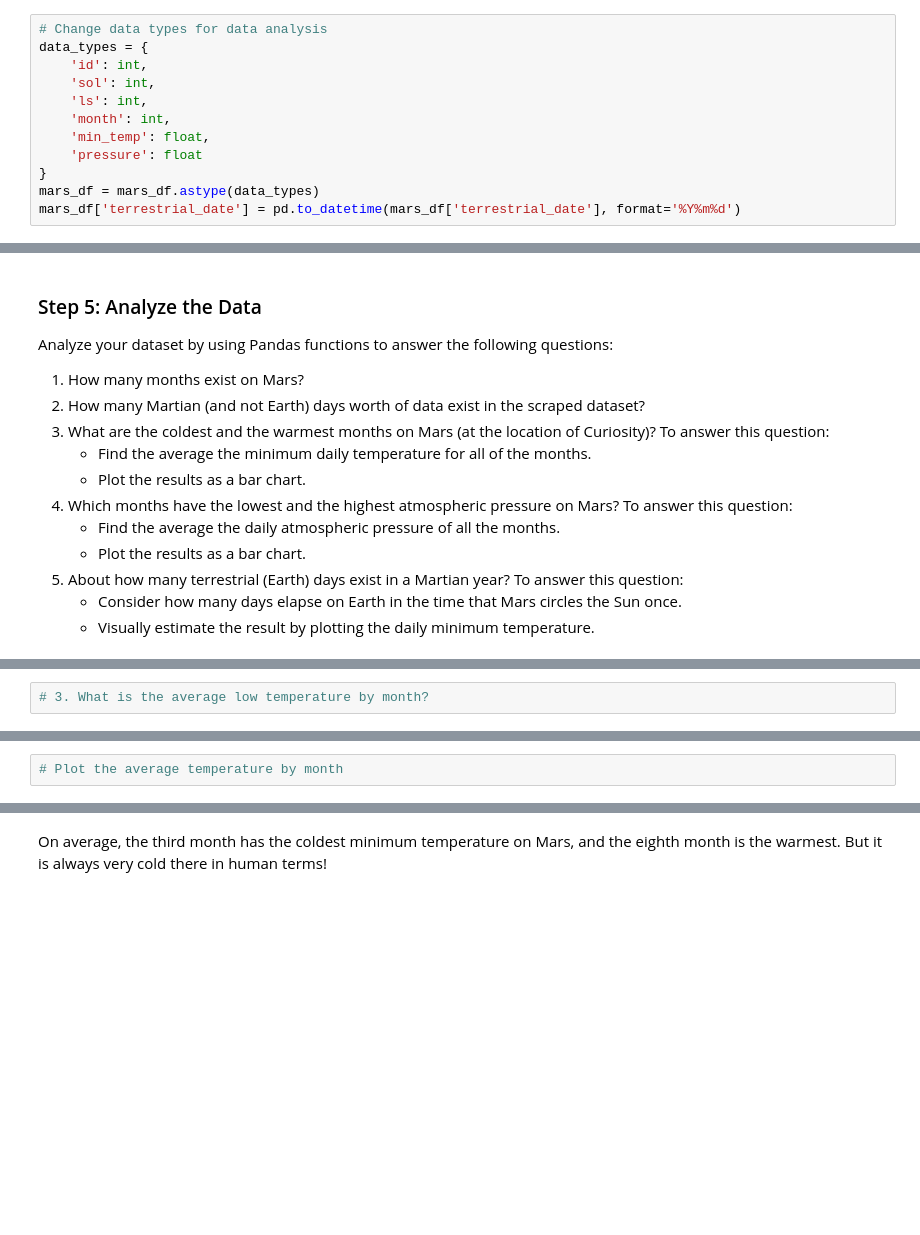
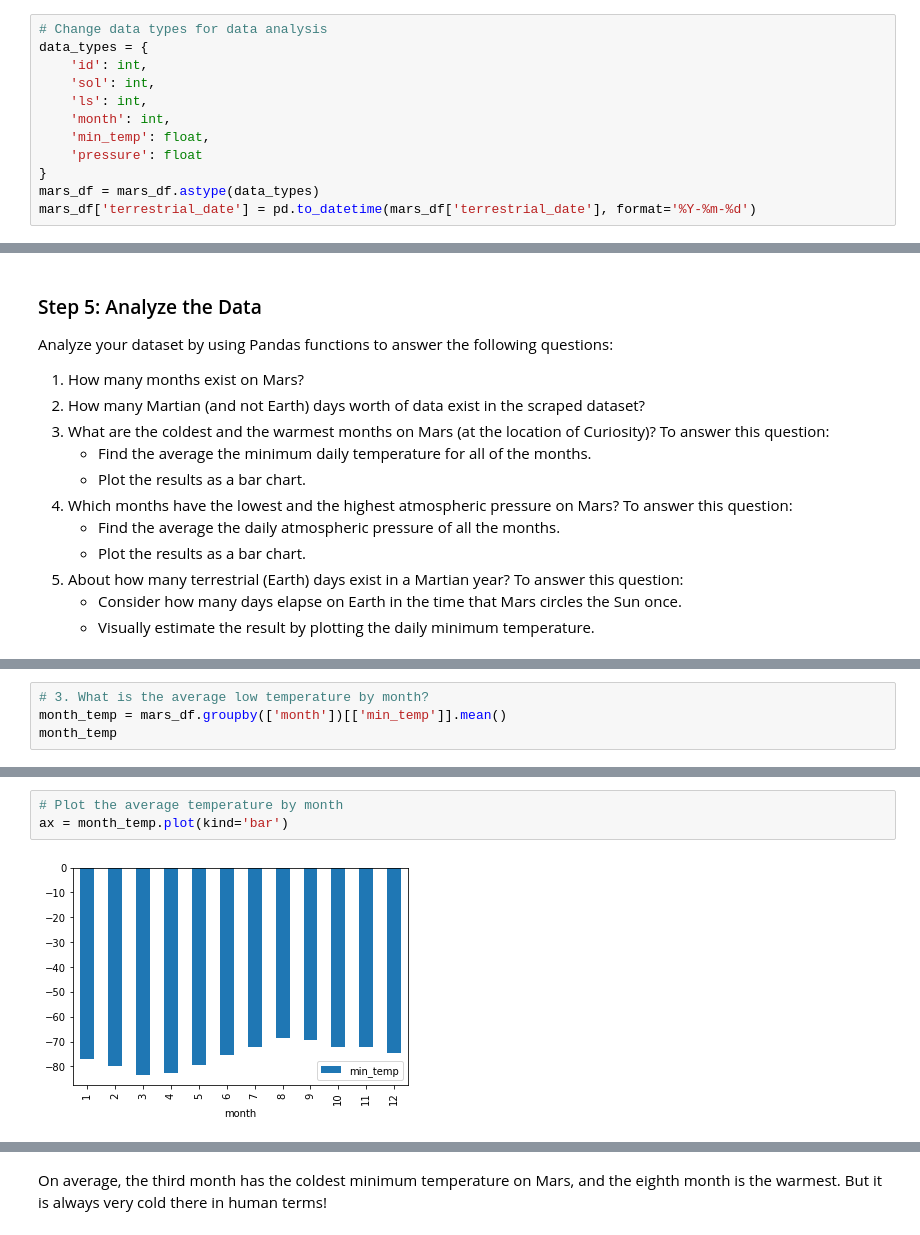
Before and after one commit to dganderson94/web-scraping-challenge, a Jupyter notebook: Mars/part_2_mars_weather.ipynb, the cells around one changed output, grey strips where cells are left out. Cells and saved outputs as stored; diff of their text form; blank space fills up the shorter version.

```diff
--- a/Mars/part_2_mars_weather.ipynb
+++ b/Mars/part_2_mars_weather.ipynb
@@ -94,7 +94,7 @@ data_types = {
     'pressure': float
 }
 mars_df = mars_df.astype(data_types)
-mars_df['terrestrial_date'] = pd.to_datetime(mars_df['terrestrial_date'], format='%Y%m%d')
+mars_df['terrestrial_date'] = pd.to_datetime(mars_df['terrestrial_date'], format='%Y-%m-%d')
 # %%
 # Confirm type changes were successful by examining data types again
 mars_df.dtypes
@@ -130,2 +136,4 @@ Analyze your dataset by using Pandas functions to answer the following questions
 # %%
 # 3. What is the average low temperature by month?
+month_temp = mars_df.groupby(['month'])[['min_temp']].mean()
+month_temp
@@ -132,4 +155,7 @@ Analyze your dataset by using Pandas functions to answer the following questions
 # %%
 # Plot the average temperature by month
+ax = month_temp.plot(kind='bar')
+# %% [output]
+[figure, added]
 # %%
 # Identify the coldest and hottest months in Curiosity's location
```
Also changed, not shown: parts of 12 cells of this notebook, 1 other file.
